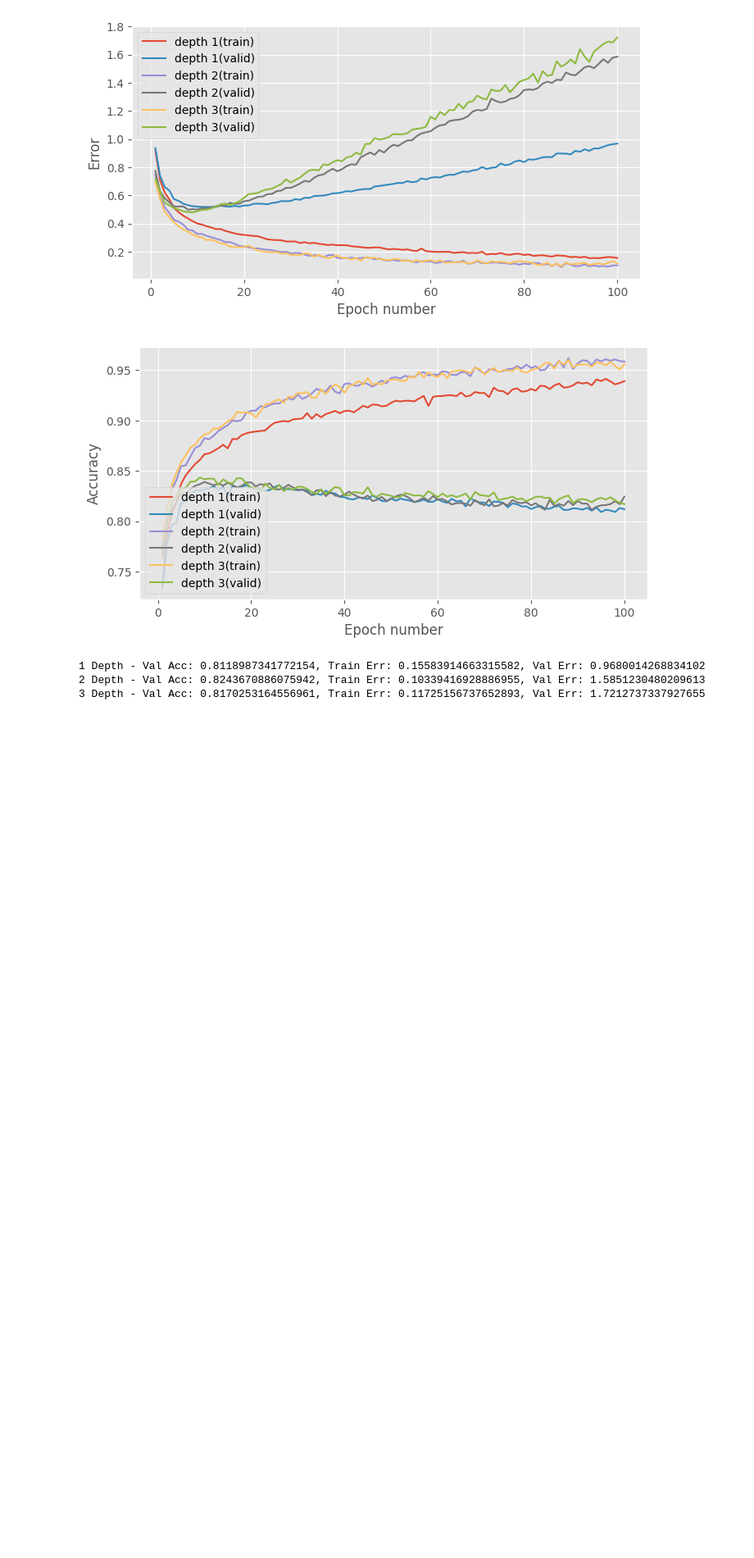
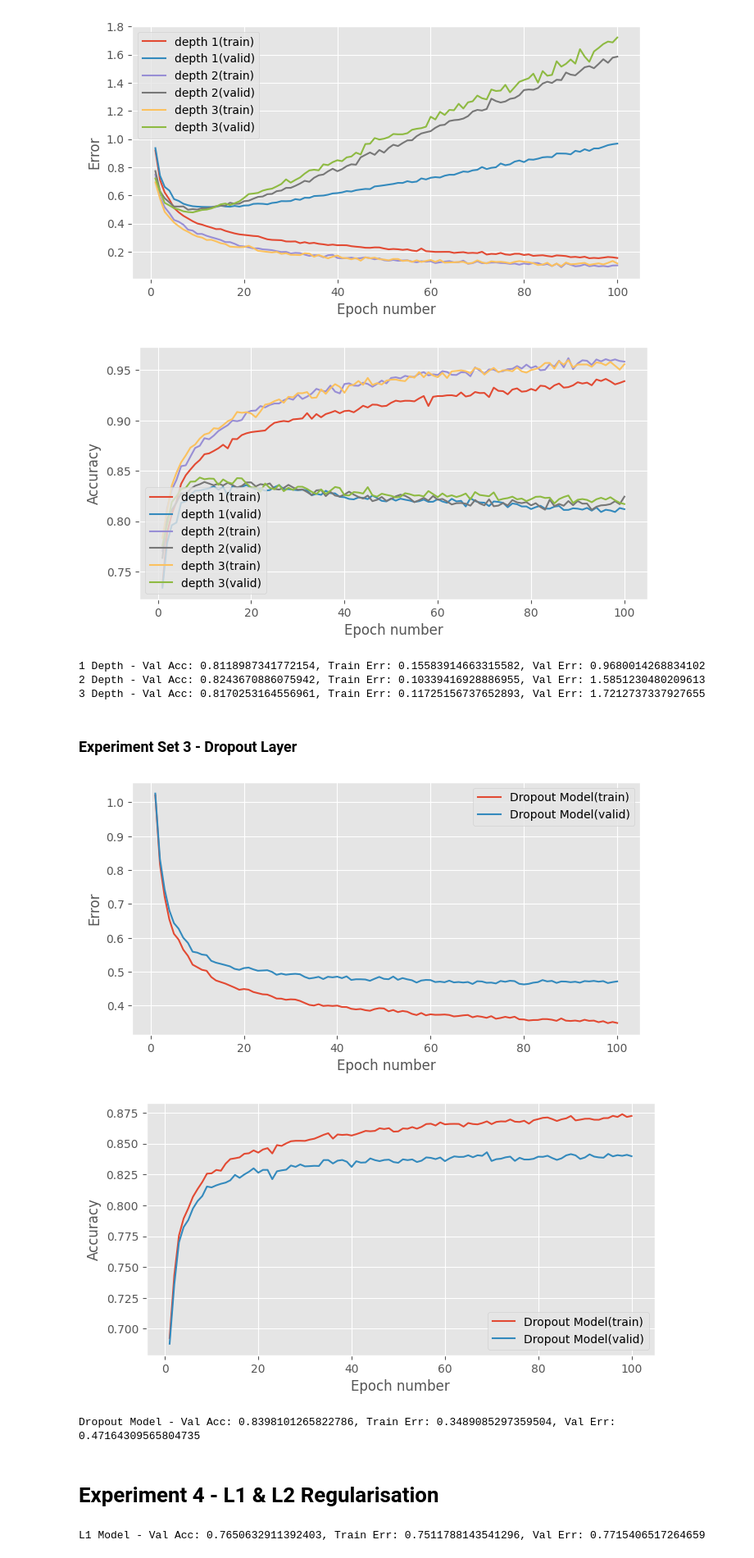
Before and after one commit to Lukas-Jurcaga/mlpractical, a Jupyter notebook: notebooks/Coursework_1.ipynb, the cells around one changed output. Shown: that part at 82% size. Saved outputs shown, nothing was run; the diff lists cells and outputs as text; code cells hidden in the pictures; blank space fills up the shorter version.

Commit message:
Implemented tests and training for regularization models

```diff
--- a/notebooks/Coursework_1.ipynb
+++ b/notebooks/Coursework_1.ipynb
@@ -343,3 +301,38 @@ print("3 Depth - Val Acc: " + str(model_d3_stats[-1, keys['acc(valid)']])  + ",
 1 Depth - Val Acc: 0.8118987341772154, Train Err: 0.15583914663315582, Val Err: 0.9680014268834102
 2 Depth - Val Acc: 0.8243670886075942, Train Err: 0.10339416928886955, Val Err: 1.5851230480209613
 3 Depth - Val Acc: 0.8170253164556961, Train Err: 0.11725156737652893, Val Err: 1.7212737337927655
+# %% [markdown]
+### Experiment Set 3 - Dropout Layer
+# %%
+hidden_dim = 128
+inc_prob = 0.7
+
+# Create model with three hidden layers using the dropout regularization
+drop_model = MultipleLayerModel([
+    AffineLayer(input_dim, hidden_dim, weights_init, biases_init), # hidden layer
+    DropoutLayer(incl_prob=0.7, rng=rng),
+    ReluLayer(),
+    AffineLayer(hidden_dim, hidden_dim, weights_init, biases_init), # hidden layer
+    DropoutLayer(incl_prob=0.7,rng=rng),
+    ReluLayer(),
+    AffineLayer(hidden_dim, hidden_dim, weights_init, biases_init), # hidden layer
+    DropoutLayer(incl_prob=0.7,rng=rng),
+    ReluLayer(),
+    AffineLayer(hidden_dim, output_dim, weights_init, biases_init) # output layer
+])
+
+
+drop_stats, drop_keys, drop_time = train_model_and_plot_stats(
+        drop_model, error, learning_rule, train_data, valid_data, num_epochs, stats_interval, notebook=True)
+# %%
+plot_err(models_stats=[drop_stats], models_keys=[drop_keys], stats_interval=stats_interval, labels=['Dropout Model'])
+plot_acc(models_stats=[drop_stats], models_keys=[drop_keys], stats_interval=stats_interval, labels=['Dropout Model'])
+# %% [output]
+[figure, added]
+[figure, added]
+# %%
+print("Dropout Model - Val Acc: " + str(drop_stats[-1, keys['acc(valid)']])  + ", Train Err: " + str(drop_stats[-1, drop_keys['error(train)']]) + ", Val Err: " + str(drop_stats[-1, drop_keys['error(valid)']]))
+# %% [output]
+Dropout Model - Val Acc: 0.8398101265822786, Train Err: 0.3489085297359504, Val Err: 0.47164309565804735
+# %% [markdown]
+# Experiment 4 - L1 & L2 Regularisation
@@ -345,0 +357,4 @@ print("3 Depth - Val Acc: " + str(model_d3_stats[-1, keys['acc(valid)']])  + ",
+# %%
+print("L1 Model - Val Acc: " + str(l1_stats[-1, keys['acc(valid)']])  + ", Train Err: " + str(l1_stats[-1, drop_keys['error(train)']]) + ", Val Err: " + str(l1_stats[-1, drop_keys['error(valid)']]))
+# %% [output]
+L1 Model - Val Acc: 0.7650632911392403, Train Err: 0.7511788143541296, Val Err: 0.7715406517264659
```
Also changed, not shown: parts of 22 cells of this notebook, 1 other file.
